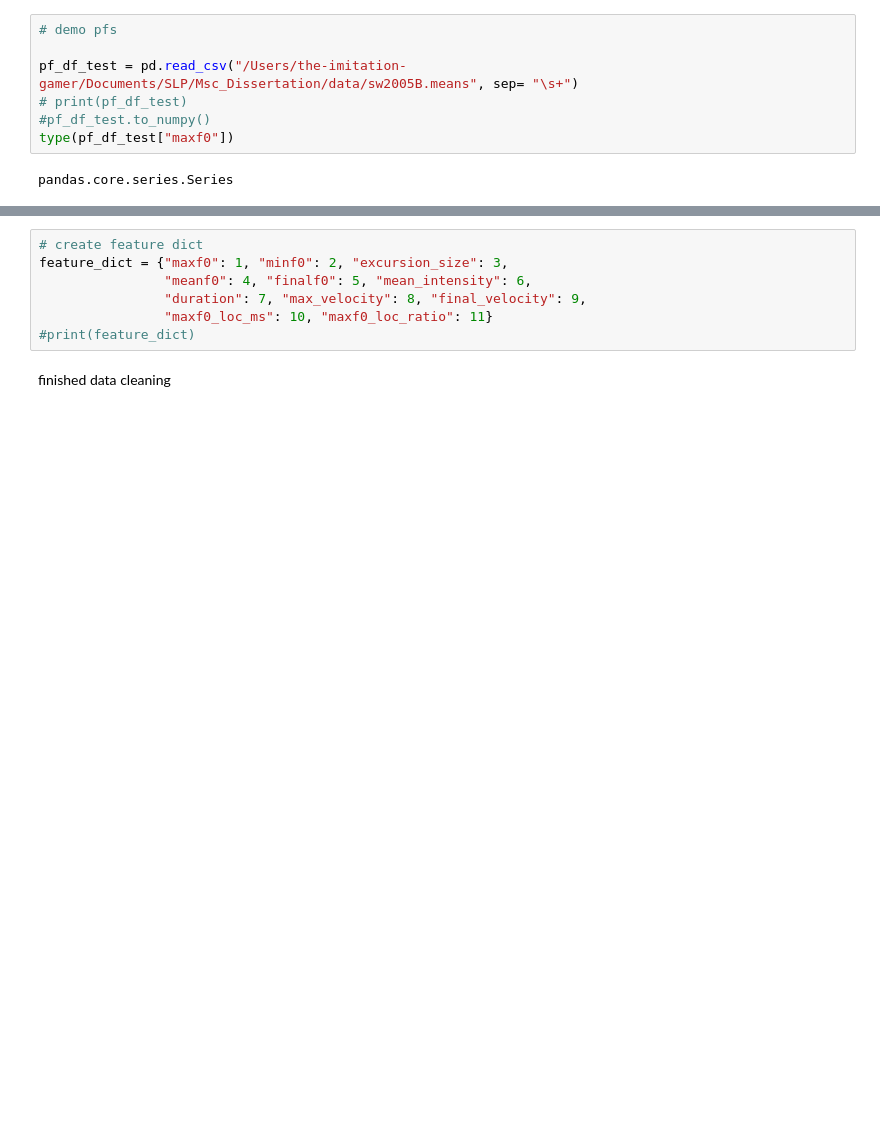
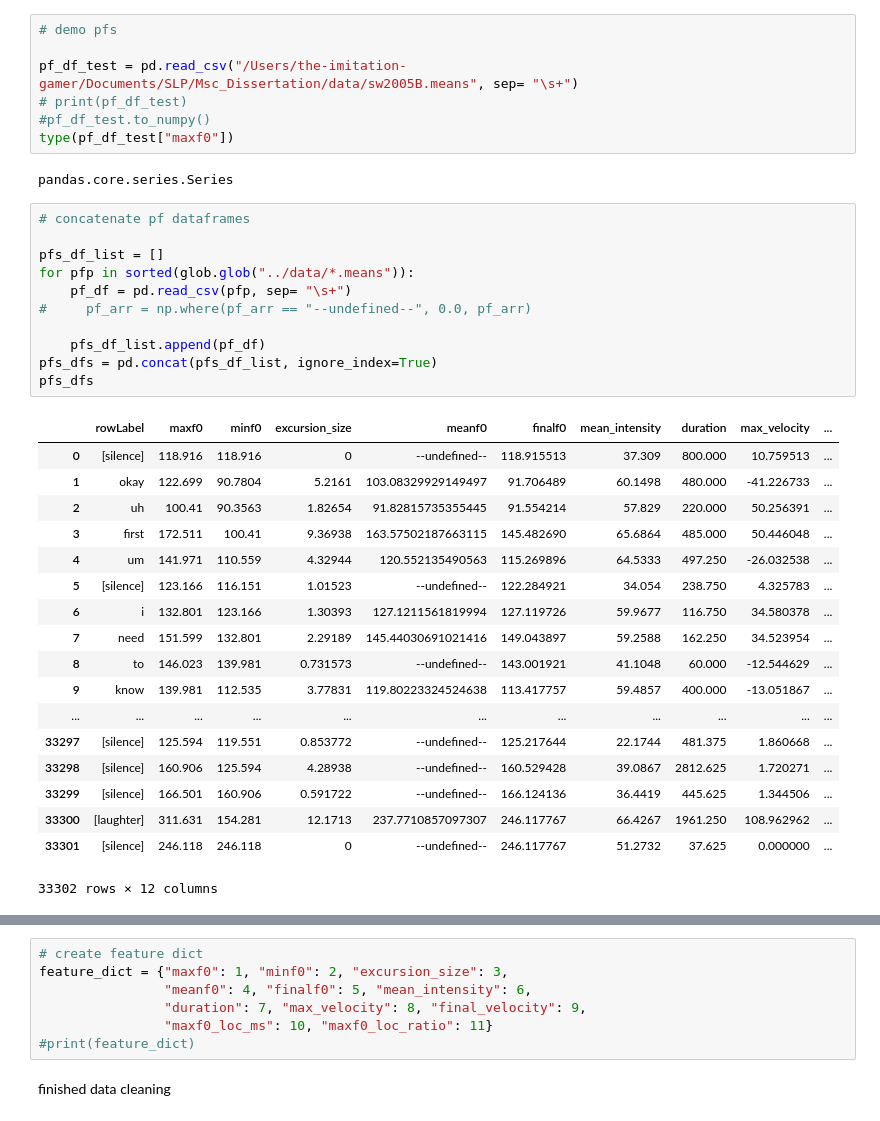
Before and after one commit to byronthecoder/Prosody-Prominence-Perplexity, a Jupyter notebook: ParselMouth.ipynb, the cells around one changed output, grey strips where cells are left out. Saved outputs shown, nothing was run; the diff lists cells and outputs as text; blank space fills up the shorter version.

```diff
--- a/ParselMouth.ipynb
+++ b/ParselMouth.ipynb
@@ -338,6 +338,36 @@ pf_df_test = pd.read_csv("/Users/the-imitation-gamer/Documents/SLP/Msc_Dissertat
 type(pf_df_test["maxf0"])
 # %% [output]
 pandas.core.series.Series
+# %%
+# concatenate pf dataframes
+
+pfs_df_list = []
+for pfp in sorted(glob.glob("../data/*.means")):
+    pf_df = pd.read_csv(pfp, sep= "\s+")
+#     pf_arr = np.where(pf_arr == "--undefined--", 0.0, pf_arr)
+
+    pfs_df_list.append(pf_df)
+pfs_dfs = pd.concat(pfs_df_list, ignore_index=True)
+pfs_dfs
+# %% [output]
+|  | rowLabel | maxf0 | minf0 | excursion_size | meanf0 | finalf0 | mean_intensity | duration | max_velocity | ... |
+| 0 | [silence] | 118.916 | 118.916 | 0 | --undefined-- | 118.915513 | 37.309 | 800.000 | 10.759513 | ... |
+| 1 | okay | 122.699 | 90.7804 | 5.2161 | 103.08329929149497 | 91.706489 | 60.1498 | 480.000 | -41.226733 | ... |
+| 2 | uh | 100.41 | 90.3563 | 1.82654 | 91.82815735355445 | 91.554214 | 57.829 | 220.000 | 50.256391 | ... |
+| 3 | first | 172.511 | 100.41 | 9.36938 | 163.57502187663115 | 145.482690 | 65.6864 | 485.000 | 50.446048 | ... |
+| 4 | um | 141.971 | 110.559 | 4.32944 | 120.552135490563 | 115.269896 | 64.5333 | 497.250 | -26.032538 | ... |
+| 5 | [silence] | 123.166 | 116.151 | 1.01523 | --undefined-- | 122.284921 | 34.054 | 238.750 | 4.325783 | ... |
+| 6 | i | 132.801 | 123.166 | 1.30393 | 127.1211561819994 | 127.119726 | 59.9677 | 116.750 | 34.580378 | ... |
+| 7 | need | 151.599 | 132.801 | 2.29189 | 145.44030691021416 | 149.043897 | 59.2588 | 162.250 | 34.523954 | ... |
+| 8 | to | 146.023 | 139.981 | 0.731573 | --undefined-- | 143.001921 | 41.1048 | 60.000 | -12.544629 | ... |
+| 9 | know | 139.981 | 112.535 | 3.77831 | 119.80223324524638 | 113.417757 | 59.4857 | 400.000 | -13.051867 | ... |
+| ... | ... | ... | ... | ... | ... | ... | ... | ... | ... | ... |
+| 33297 | [silence] | 125.594 | 119.551 | 0.853772 | --undefined-- | 125.217644 | 22.1744 | 481.375 | 1.860668 | ... |
+| 33298 | [silence] | 160.906 | 125.594 | 4.28938 | --undefined-- | 160.529428 | 39.0867 | 2812.625 | 1.720271 | ... |
+| 33299 | [silence] | 166.501 | 160.906 | 0.591722 | --undefined-- | 166.124136 | 36.4419 | 445.625 | 1.344506 | ... |
+| 33300 | [laughter] | 311.631 | 154.281 | 12.1713 | 237.7710857097307 | 246.117767 | 66.4267 | 1961.250 | 108.962962 | ... |
+| 33301 | [silence] | 246.118 | 246.118 | 0 | --undefined-- | 246.117767 | 51.2732 | 37.625 | 0.000000 | ... |
+33302 rows × 12 columns
 # %%
 # flatten word importance data
 
```
Also changed, not shown: parts of 21 cells of this notebook, 1 other file.
